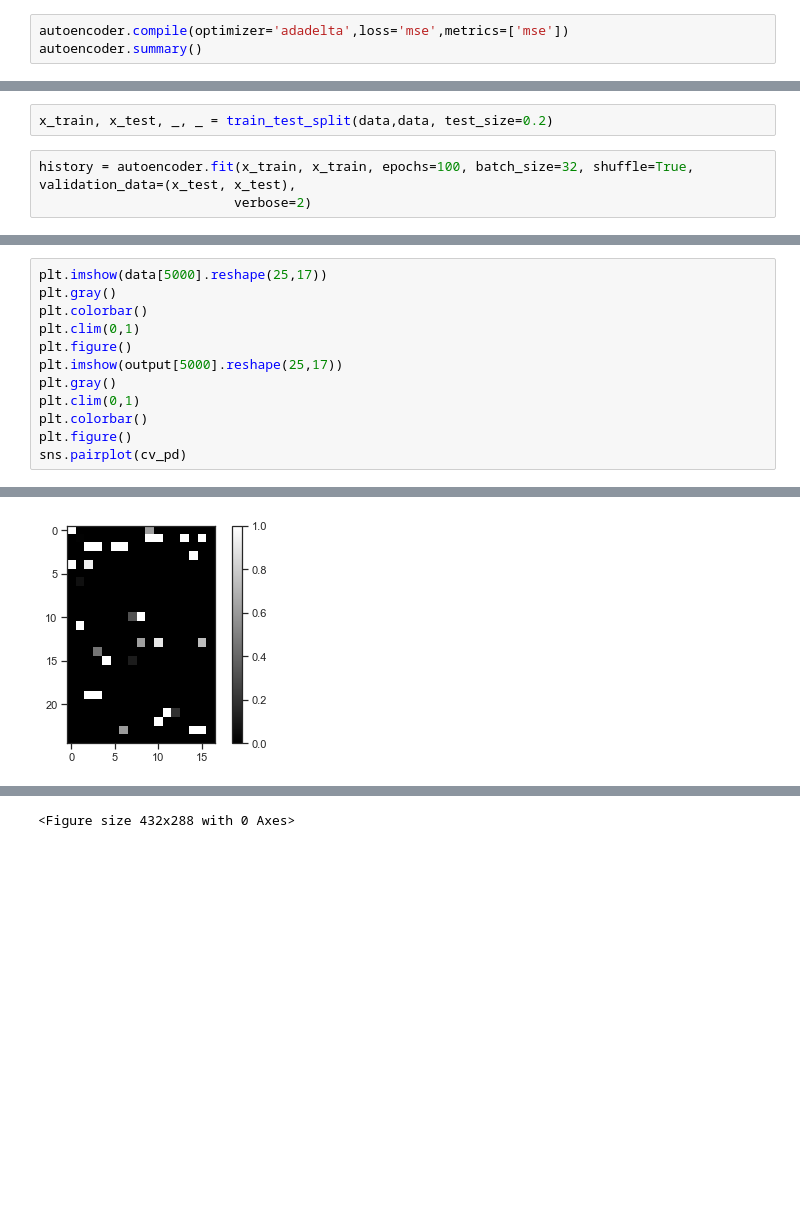
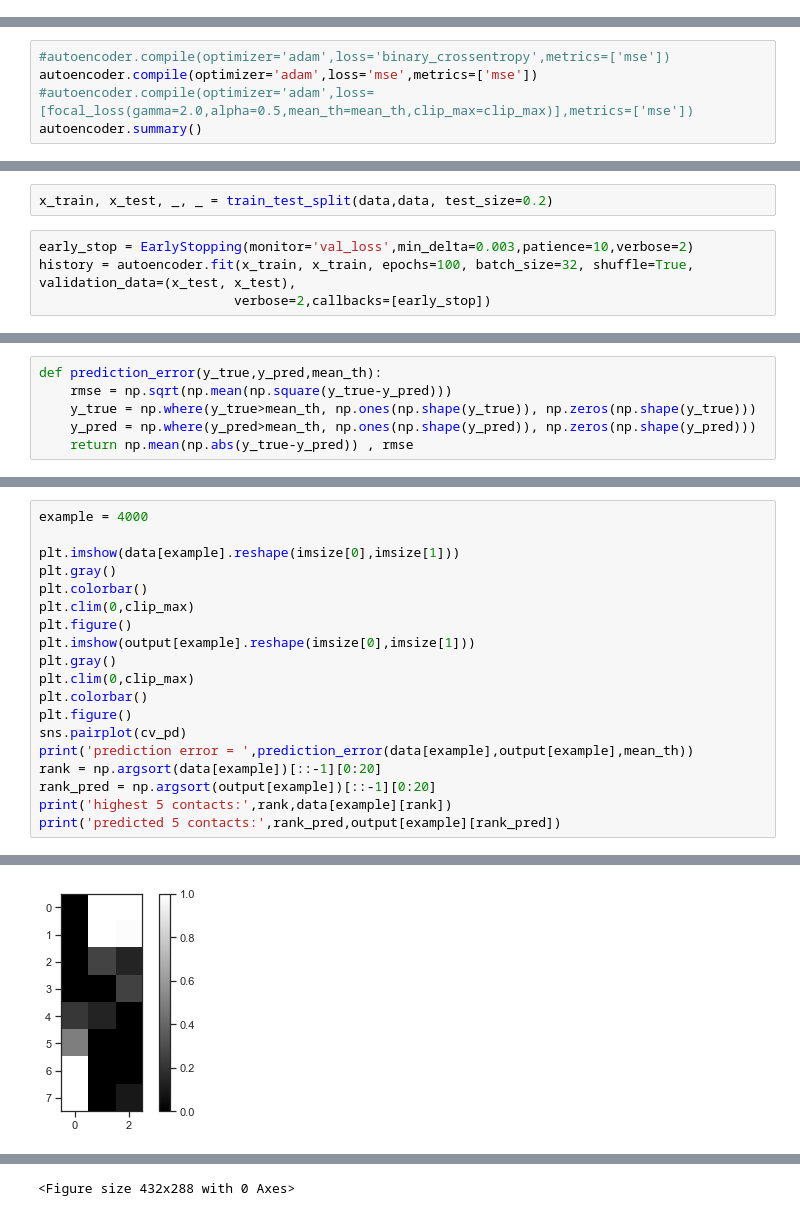
Before and after one commit to alanklam/MDEncoder, a Jupyter notebook: test.ipynb, the cells around one changed output, grey strips where cells are left out. Saved outputs shown, nothing was run; the diff lists cells and outputs as text; blank space fills up the shorter version.

```diff
--- a/test.ipynb
+++ b/test.ipynb
@@ -94,3 +184,0 @@ autoencoder, encoder = build_autoencoder(f_dim, encode_dim, latent_dim, depth=de
-# %%
-autoencoder.compile(optimizer='adadelta',loss='mse',metrics=['mse'])
-autoencoder.summary()
@@ -114,0 +185,5 @@ _________________________________________________________________
+# %%
+#autoencoder.compile(optimizer='adam',loss='binary_crossentropy',metrics=['mse'])
+autoencoder.compile(optimizer='adam',loss='mse',metrics=['mse'])
+#autoencoder.compile(optimizer='adam',loss=[focal_loss(gamma=2.0,alpha=0.5,mean_th=mean_th,clip_max=clip_max)],metrics=['mse'])
+autoencoder.summary()
@@ -115,6 +208,7 @@ _________________________________________________________________
 # %%
 x_train, x_test, _, _ = train_test_split(data,data, test_size=0.2)
 # %%
+early_stop = EarlyStopping(monitor='val_loss',min_delta=0.003,patience=10,verbose=2)
 history = autoencoder.fit(x_train, x_train, epochs=100, batch_size=32, shuffle=True, validation_data=(x_test, x_test),
-                         verbose=2)
+                         verbose=2,callbacks=[early_stop])
 # %% [output]
@@ -150,3 +244,9 @@ plt.legend()
+# %%
+def prediction_error(y_true,y_pred,mean_th):
+    rmse = np.sqrt(np.mean(np.square(y_true-y_pred)))
+    y_true = np.where(y_true>mean_th, np.ones(np.shape(y_true)), np.zeros(np.shape(y_true)))
+    y_pred = np.where(y_pred>mean_th, np.ones(np.shape(y_pred)), np.zeros(np.shape(y_pred)))
+    return np.mean(np.abs(y_true-y_pred)) , rmse
 # %%
 output = autoencoder.predict(data)
 cv = encoder.predict(data)
@@ -166,13 +266,20 @@ cv_pd.describe()
 # %%
-plt.imshow(data[5000].reshape(25,17))
+example = 4000
+
+plt.imshow(data[example].reshape(imsize[0],imsize[1]))
 plt.gray()
 plt.colorbar()
-plt.clim(0,1)
+plt.clim(0,clip_max)
 plt.figure()
-plt.imshow(output[5000].reshape(25,17))
+plt.imshow(output[example].reshape(imsize[0],imsize[1]))
 plt.gray()
-plt.clim(0,1)
+plt.clim(0,clip_max)
 plt.colorbar()
 plt.figure()
 sns.pairplot(cv_pd)
+print('prediction error = ',prediction_error(data[example],output[example],mean_th))
+rank = np.argsort(data[example])[::-1][0:20]
+rank_pred = np.argsort(output[example])[::-1][0:20]
+print('highest 5 contacts:',rank,data[example][rank])
+print('predicted 5 contacts:',rank_pred,output[example][rank_pred])
 # %% [output]
@@ -180 +295 @@ sns.pairplot(cv_pd)
-[figure, old version]
+[figure, new version]
```
Also changed, not shown: parts of 36 cells of this notebook.
